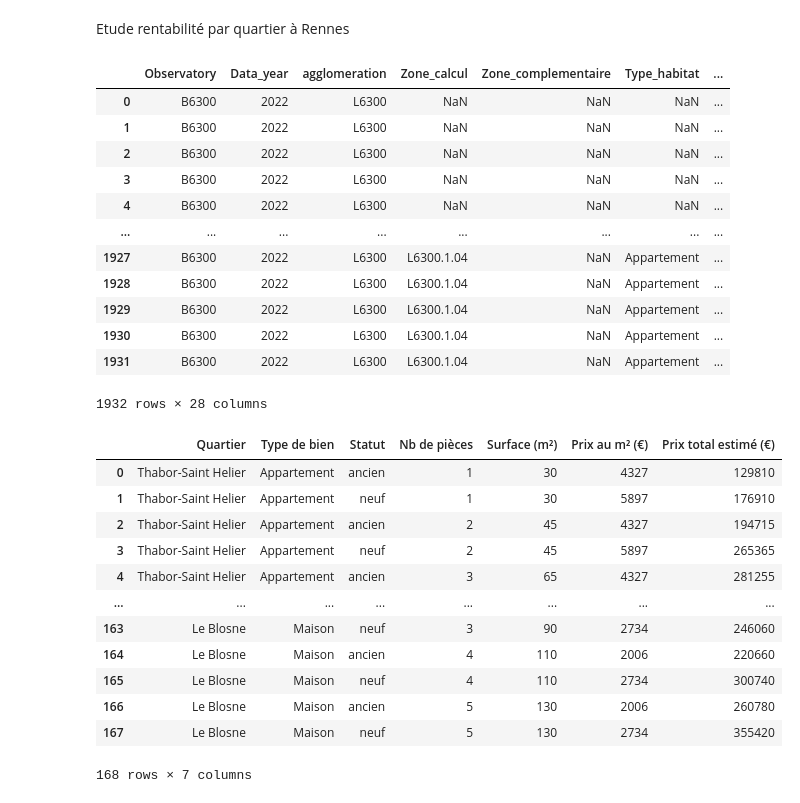
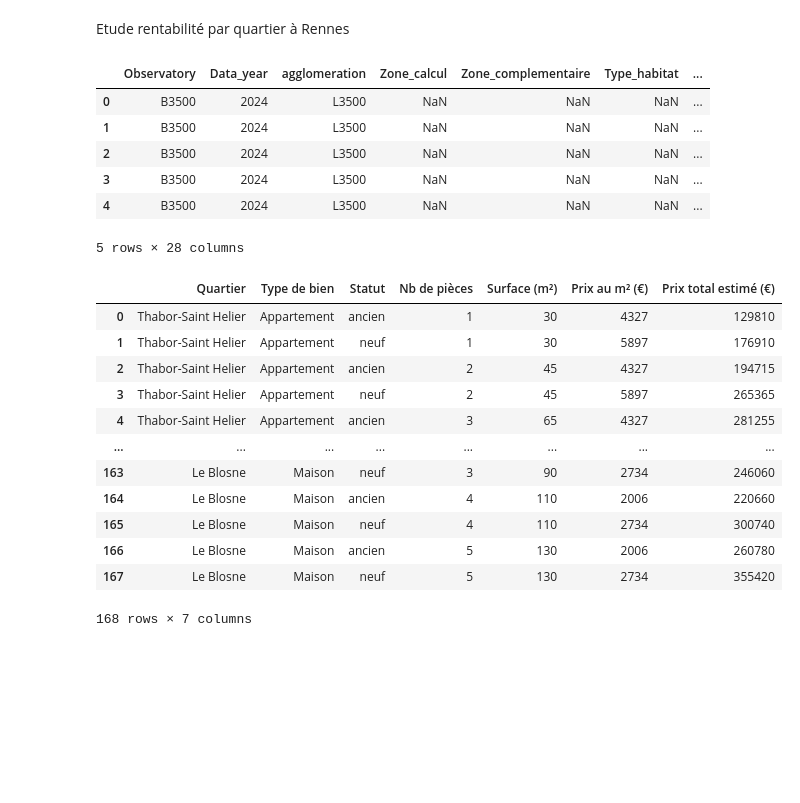
Before and after one commit to adam2504/Analyse_Donnees_Foncieres, a Jupyter notebook: notebook_lucien.ipynb, the cells around one changed output. Drawn from its saved outputs; the diff is of its cells as text; code cells hidden in the pictures; blank space fills up the shorter version.

```diff
--- a/notebook_lucien.ipynb
+++ b/notebook_lucien.ipynb
@@ -184,28 +184,22 @@ Etude rentabilité par quartier à Rennes
 # %%
 import requests, zipfile, io
 df = pd.read_csv(f"{BDD}/rennes_quartiers.csv.txt", sep=",")
 r = requests.get(f"{BDD}/data_loyer.zip")
 z = zipfile.ZipFile(io.BytesIO(r.content))
-fichier_csv = [f for f in z.namelist() if f.endswith(".csv")][0]
+fichier_csv = 'data_loyer/Base_OP_2024_L3500_Rennes.csv'
 df2 = pd.read_csv(z.open(fichier_csv), encoding="latin-1", sep=";")
+df2.columns = df2.columns.str.strip()
 df.columns = df.columns.str.strip()
-df2.columns = df2.columns.str.strip()
-display(df2)
+display(df2.head())
 display(df)
 # %% [output]
 |  | Observatory | Data_year | agglomeration | Zone_calcul | Zone_complementaire | Type_habitat | ... |
-| 0 | B6300 | 2022 | L6300 | NaN | NaN | NaN | ... |
-| 1 | B6300 | 2022 | L6300 | NaN | NaN | NaN | ... |
-| 2 | B6300 | 2022 | L6300 | NaN | NaN | NaN | ... |
-| 3 | B6300 | 2022 | L6300 | NaN | NaN | NaN | ... |
-| 4 | B6300 | 2022 | L6300 | NaN | NaN | NaN | ... |
-| ... | ... | ... | ... | ... | ... | ... | ... |
-| 1927 | B6300 | 2022 | L6300 | L6300.1.04 | NaN | Appartement | ... |
-| 1928 | B6300 | 2022 | L6300 | L6300.1.04 | NaN | Appartement | ... |
-| 1929 | B6300 | 2022 | L6300 | L6300.1.04 | NaN | Appartement | ... |
-| 1930 | B6300 | 2022 | L6300 | L6300.1.04 | NaN | Appartement | ... |
-| 1931 | B6300 | 2022 | L6300 | L6300.1.04 | NaN | Appartement | ... |
+| 0 | B3500 | 2024 | L3500 | NaN | NaN | NaN | ... |
+| 1 | B3500 | 2024 | L3500 | NaN | NaN | NaN | ... |
+| 2 | B3500 | 2024 | L3500 | NaN | NaN | NaN | ... |
+| 3 | B3500 | 2024 | L3500 | NaN | NaN | NaN | ... |
+| 4 | B3500 | 2024 | L3500 | NaN | NaN | NaN | ... |
-1932 rows × 28 columns
+5 rows × 28 columns
 |  | Quartier | Type de bien | Statut | Nb de pièces | Surface (m²) | Prix au m² (€) | Prix total estimé (€) |
 | 0 | Thabor-Saint Helier | Appartement | ancien | 1 | 30 | 4327 | 129810 |
 | 1 | Thabor-Saint Helier | Appartement | neuf | 1 | 30 | 5897 | 176910 |
```
Also changed, not shown: parts of 5 cells of this notebook.
